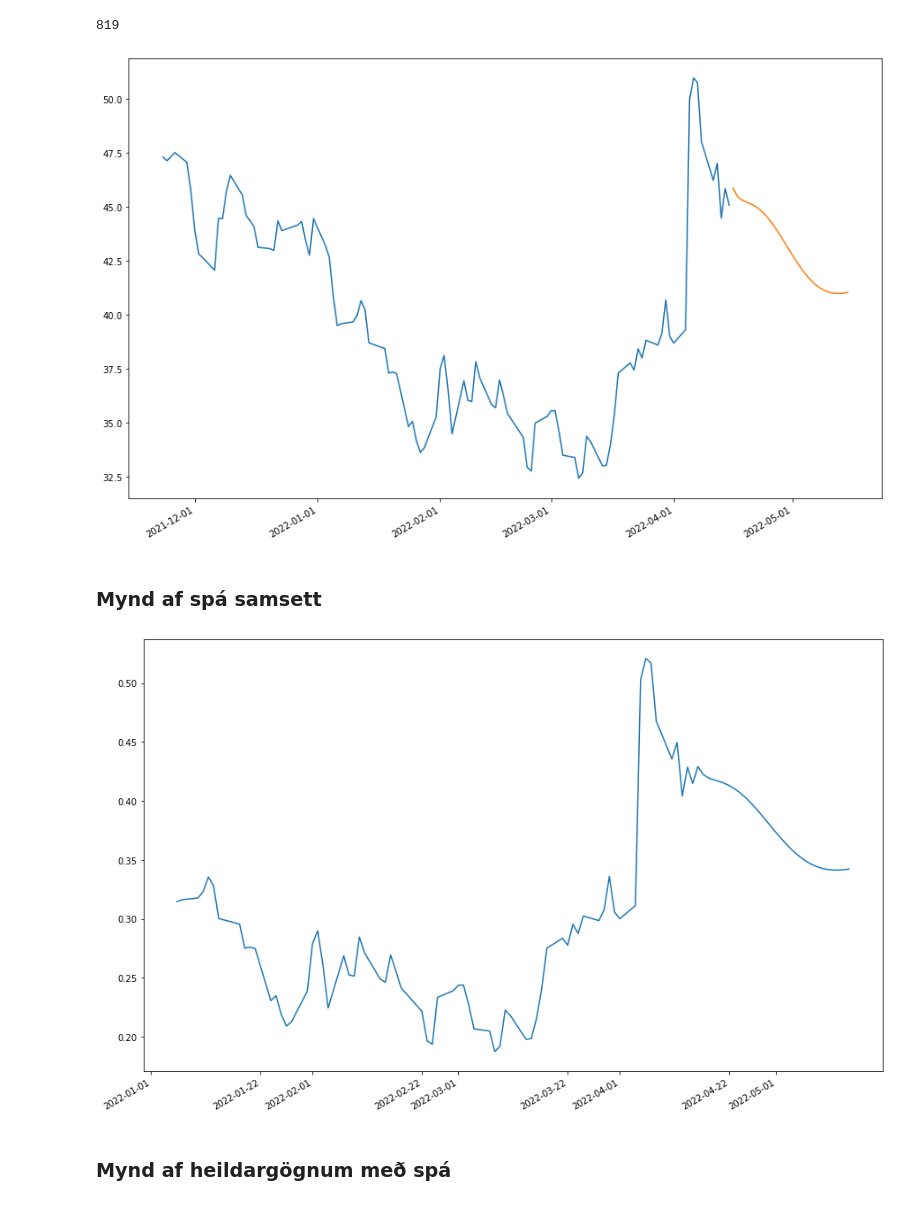
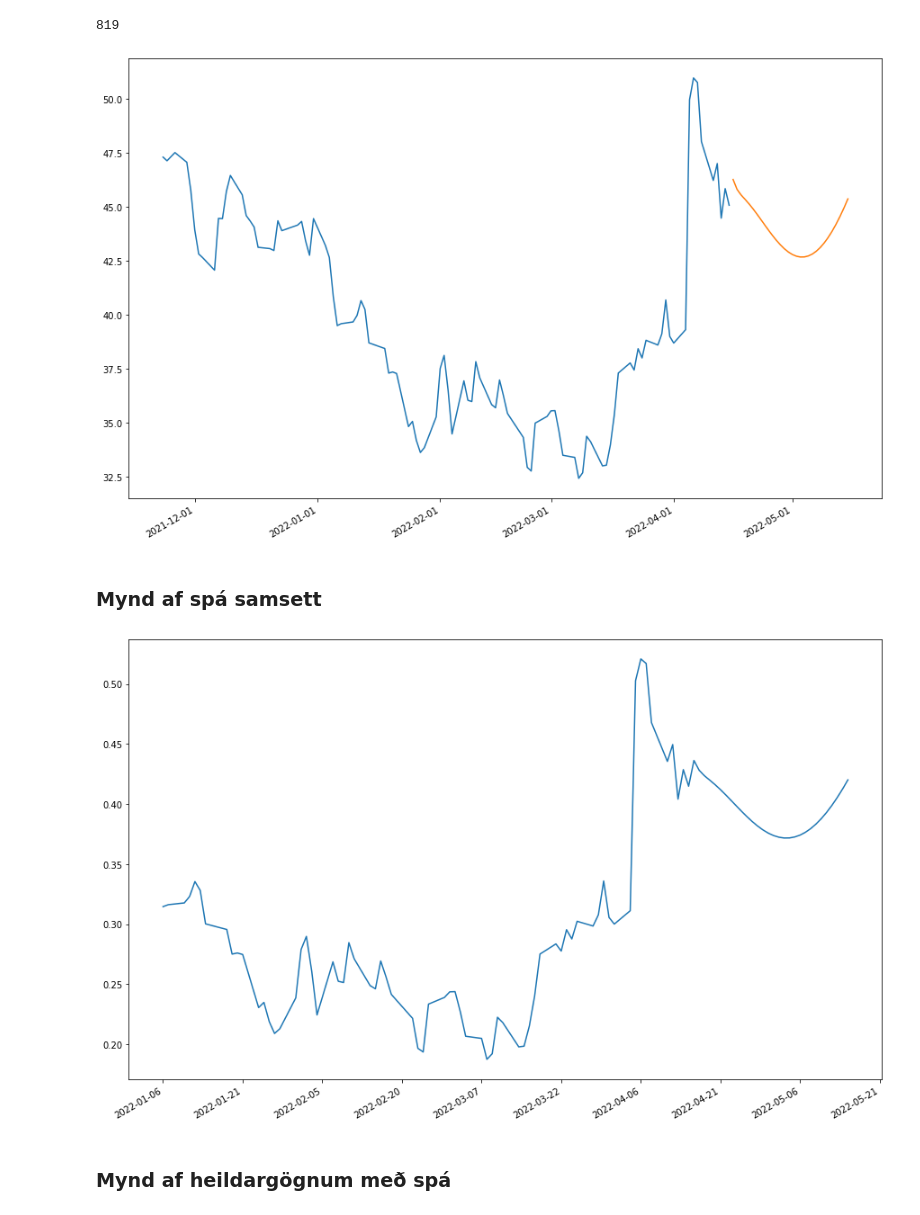
Before and after one commit to Orri050/Lokaverkefni, a Jupyter notebook: Lokaverkefni.ipynb, the cells around one changed output. Saved outputs shown, nothing was run; the diff lists cells and outputs as text; code cells hidden in the pictures.

```diff
--- a/Lokaverkefni.ipynb
+++ b/Lokaverkefni.ipynb
@@ -737,7 +723,7 @@ temp_input=temp_input[0].tolist()
 # %%
 #temp_input
 # %%
-lst_output=[]
+frspa=[]
 n_steps=100
 i=0
 while(i<30):
@@ -754,7 +740,7 @@ while(i<30):
         temp_input.extend(yhat[0].tolist())
         temp_input=temp_input[1:]
         #print(temp_input)
-        lst_output.extend(yhat.tolist())
+        frspa.extend(yhat.tolist())
         i=i+1
     else:
         x_input = x_input.reshape((1, n_steps,1))
@@ -762,9 +748,9 @@ while(i<30):
         #print(yhat[0])
         temp_input.extend(yhat[0].tolist())
         #print(len(temp_input))
-        lst_output.extend(yhat.tolist())
+        frspa.extend(yhat.tolist())
         i=i+1
 
 
-#print(lst_output)
+#print(frspa)
 # %%
@@ -772,6 +758,6 @@ len(df1)
 # %% [output]
 788
 # %%
-tim=len(df1)-100
+tim=len(spagogn)-100
 # %% [markdown]
 ### Mynd af spá ósamsett
@@ -791,10 +775,10 @@ sidf=len(framtid)-130
 plt.figure(figsize=(15,10))
 plt.gca().xaxis.set_major_formatter(mdates.DateFormatter('%Y-%m-%d'))
 #plt.gca().xaxis.set_major_locator(mdates.DayLocator(interval=105))
-plt.plot(framtid[sidf:spat],scaler.inverse_transform(df1[tim:]))
-plt.plot(framtid[spat:],scaler.inverse_transform(lst_output))
+plt.plot(framtid[sidf:spat],scaler.inverse_transform(spagogn[tim:]))
+plt.plot(framtid[spat:],scaler.inverse_transform(frspa))
 plt.gcf().autofmt_xdate()
 # %% [output]
-[figure, old version]
+[figure, new version]
 # %%
 timm=tim+30
@@ -804,15 +785,18 @@ df3.extend(lst_output)
+# %%
+spgfr=spagogn.tolist()
+spgfr.extend(frspa)
 # %%
 laga=0
-if len(framtid)!=len(df3):
-  laga=len(framtid)-len(df3)
+if len(framtid)!=len(spgfr):
+  laga=len(framtid)-len(spgfr)
 # %% [markdown]
 ### Mynd af spá samsett
 # %%
 plt.figure(figsize=(15,10))
 plt.gca().xaxis.set_major_formatter(mdates.DateFormatter('%Y-%m-%d'))
-#plt.gca().xaxis.set_major_locator(mdates.DayLocator(interval=105))
-plt.plot(framtid[timm+laga:],df3[timm:])
+plt.gca().xaxis.set_major_locator(mdates.DayLocator(interval=15))
+plt.plot(framtid[timm+laga:],spgfr[timm:])
 plt.gcf().autofmt_xdate()
 # %% [output]
-[figure, old version]
+[figure, new version]
 # %%
```
Also changed, not shown: parts of 57 cells of this notebook.
